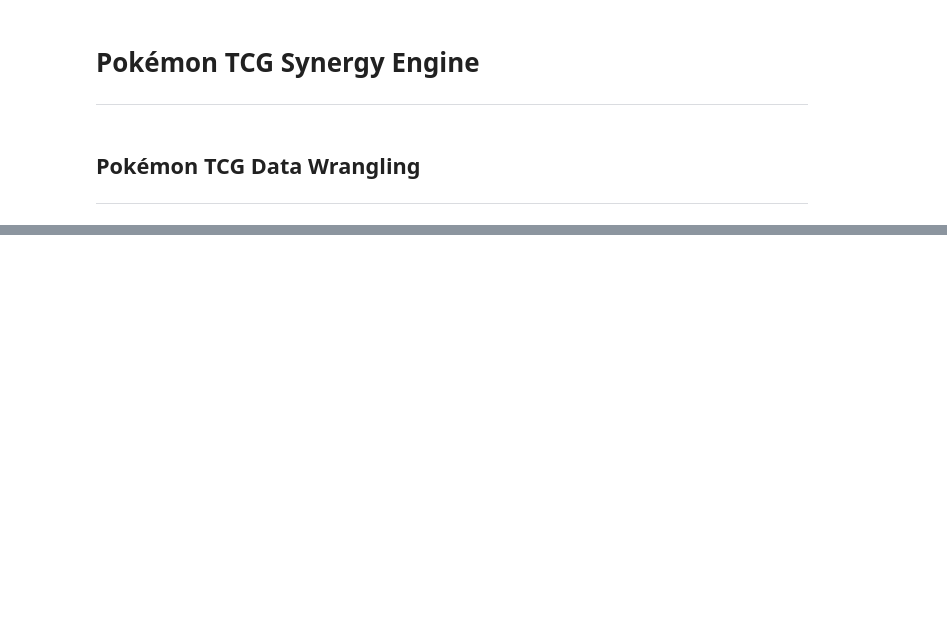
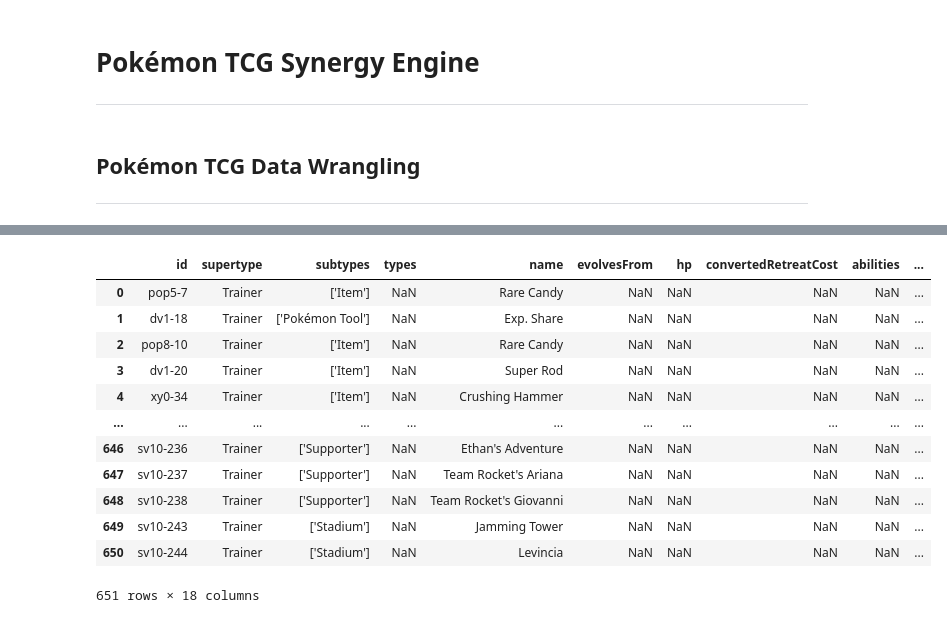
Before and after one commit to Anias-clo/Pokemon_TCG_Deck_Synergy_Calculator, a Jupyter notebook: cards.ipynb, the cells around one changed output, grey strips where cells are left out. Saved outputs shown, nothing was run; the diff lists cells and outputs as text; code cells hidden in the pictures; blank space fills up the shorter version.

Commit message:
Beginning trainer data wrangling.

```diff
--- a/cards.ipynb
+++ b/cards.ipynb
@@ -16,2 +17,2 @@ data = src.get_card_data()
 # %%
-df_pokemon_cards = src.prep_card_data(data)
+trainer = pd.read_csv('data/trainer.csv')
@@ -35,0 +19,3 @@ df_pokemon_cards.to_csv('pokemon_cards.csv', index=False)
+# %%
+trainer = trainer[((trainer['regulationMark'].isna()==1)&(trainer['standard_legality']=='Legal'))|
+                  ((trainer['regulationMark']>='G')&(trainer['standard_legality']=='Legal'))].reset_index(drop=True)
@@ -35,0 +44,16 @@ df_pokemon_cards.to_csv('pokemon_cards.csv', index=False)
+# %%
+trainer
+# %% [output]
+|  | id | supertype | subtypes | types | name | evolvesFrom | hp | convertedRetreatCost | abilities | ... |
+| 0 | pop5-7 | Trainer | ['Item'] | NaN | Rare Candy | NaN | NaN | NaN | NaN | ... |
+| 1 | dv1-18 | Trainer | ['Pokémon Tool'] | NaN | Exp. Share | NaN | NaN | NaN | NaN | ... |
+| 2 | pop8-10 | Trainer | ['Item'] | NaN | Rare Candy | NaN | NaN | NaN | NaN | ... |
+| 3 | dv1-20 | Trainer | ['Item'] | NaN | Super Rod | NaN | NaN | NaN | NaN | ... |
+| 4 | xy0-34 | Trainer | ['Item'] | NaN | Crushing Hammer | NaN | NaN | NaN | NaN | ... |
+| ... | ... | ... | ... | ... | ... | ... | ... | ... | ... | ... |
+| 646 | sv10-236 | Trainer | ['Supporter'] | NaN | Ethan's Adventure | NaN | NaN | NaN | NaN | ... |
+| 647 | sv10-237 | Trainer | ['Supporter'] | NaN | Team Rocket's Ariana | NaN | NaN | NaN | NaN | ... |
+| 648 | sv10-238 | Trainer | ['Supporter'] | NaN | Team Rocket's Giovanni | NaN | NaN | NaN | NaN | ... |
+| 649 | sv10-243 | Trainer | ['Stadium'] | NaN | Jamming Tower | NaN | NaN | NaN | NaN | ... |
+| 650 | sv10-244 | Trainer | ['Stadium'] | NaN | Levincia | NaN | NaN | NaN | NaN | ... |
+651 rows × 18 columns
```
Also changed, not shown: parts of 4 cells of this notebook, 2 other files.
